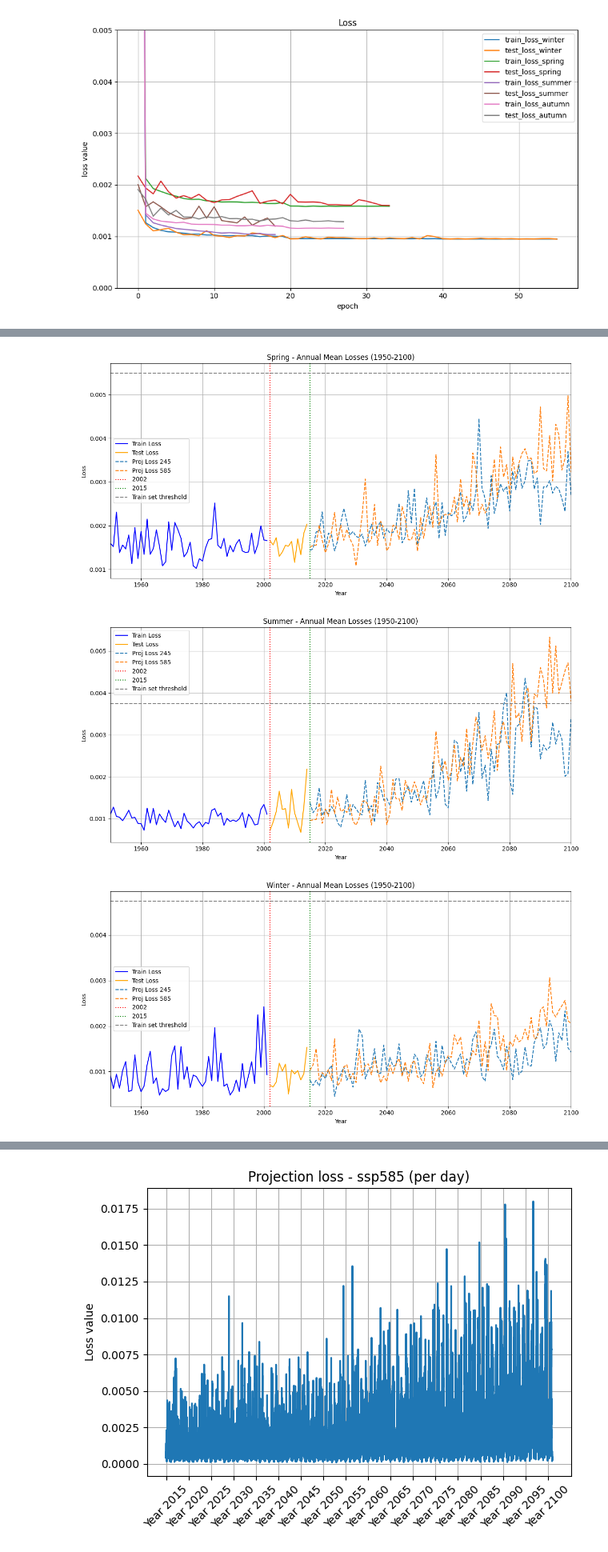
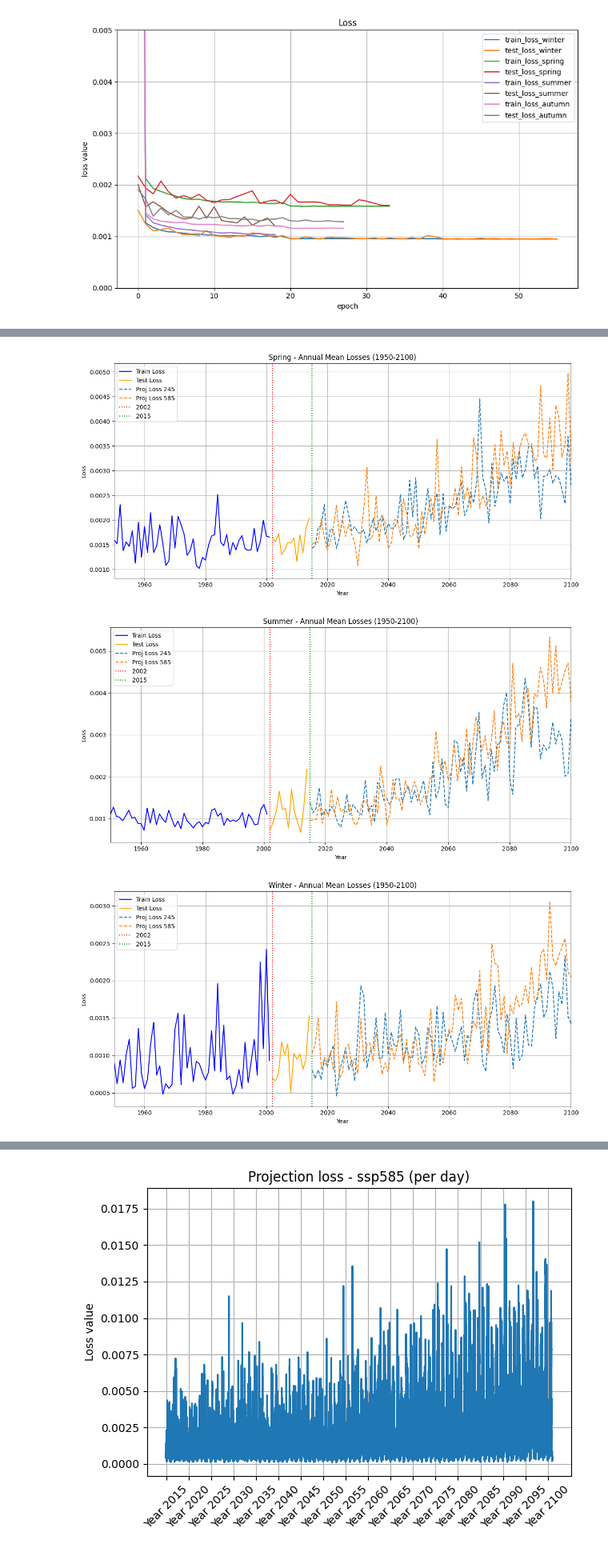
Before and after one commit to interTwin-eu/xtclim, a Jupyter notebook: notebooks/presentation_notebook.ipynb, the cells around one changed output, grey strips where cells are left out. Shown at 80% size. Drawn from its saved outputs; the diff is of its cells as text; code cells hidden in the pictures.

```diff
--- a/notebooks/presentation_notebook.ipynb
+++ b/notebooks/presentation_notebook.ipynb
@@ -340,8 +350,6 @@ def plot_losses(season: str, average: str = 'year', percentile: int = 99):
         '585': pd.read_csv(f"./outputs/proj585_loss_indiv_{season}_1d_1memb.csv")
     }
 
-    threshold = train_loss['0'].quantile(percentile / 100)
-
     # Helper: build a series
     def make_series(time_df, loss_df):
         ts = pd.to_datetime(time_df.iloc[:, 1])
@@ -363,7 +371,7 @@ def plot_losses(season: str, average: str = 'year', percentile: int = 99):
             df.loc[(df['season'] == 1) & (s.index.month == 12), 'year'] += 1
             grouped = df.groupby(['year', 'season'])['loss'].mean()
             season_month_day = {1: '-02-15', 2: '-05-15', 3: '-08-15', 4: '-11-15'}
-            season_month_day = {1: '-01-01', 2: '-04-01', 3: '-07-01', 4: '-10-01'}
+            season_month_day = {1: '-01-01', 2: '-04-01', 3: '-07-01', 4: '-10-01'} # test
             dates = grouped.index.to_frame()
             dates['date'] = pd.to_datetime(dates['year'].astype(str) + dates['season'].map(season_month_day))
             grouped.index = dates['date']
@@ -391,7 +399,6 @@ def plot_losses(season: str, average: str = 'year', percentile: int = 99):
 
     plt.axvline(x=2002, color='red', linestyle=':', label='2002')
     plt.axvline(x=2015, color='green', linestyle=':', label='2015')
-    plt.axhline(y=threshold, color='grey', linestyle='--', label='Train set threshold')
     plt.xlim(1950, 2100)
     plt.xlabel('Year')
     plt.ylabel('Loss')
@@ -399,8 +406,8 @@ def plot_losses(season: str, average: str = 'year', percentile: int = 99):
     plt.legend()
     plt.grid(True)
     plt.tight_layout()
+    plt.savefig(f'./figs/{season}_mean_losses.png')  # ou .jpg, .pdf, etc.
     plt.show()
-
 
 # Exemple d'appel :
 plot_losses('autumn', average='year')
@@ -412,3 +419,3 @@ plot_losses('winter', average='year')
-[figure, old version]
+[figure, new version]
-[figure, old version]
+[figure, new version]
-[figure, old version]
+[figure, new version]
```
Also changed, not shown: parts of 6 cells of this notebook.
